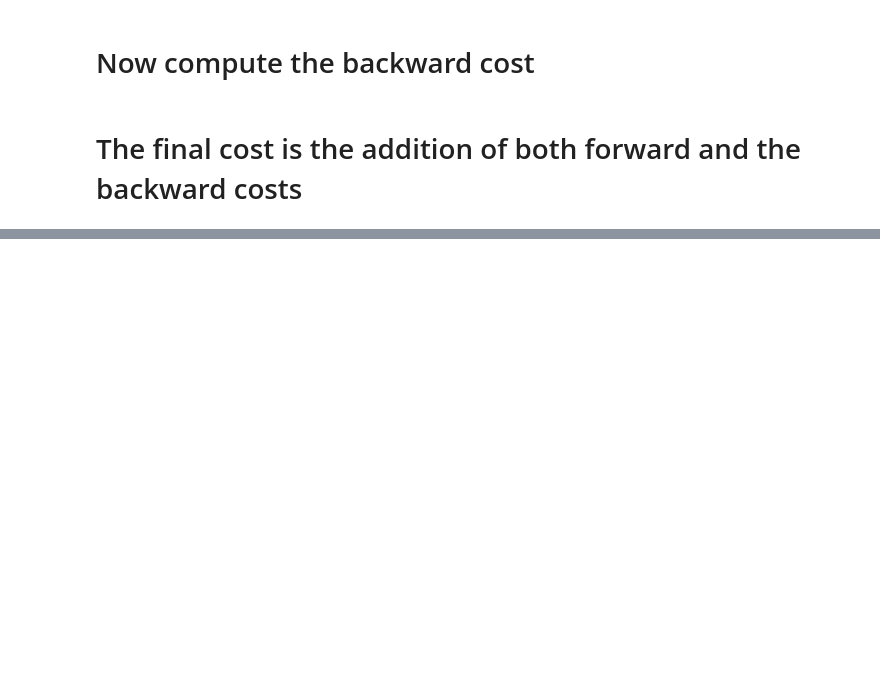
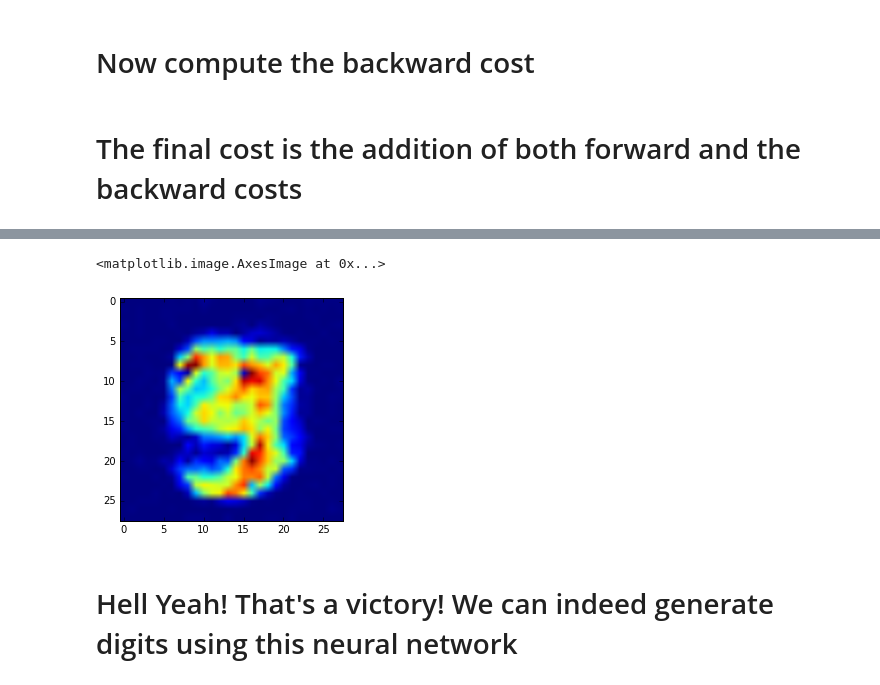
Before and after one commit to akanimax/my-deity, a Jupyter notebook: Scripts/IDEA_1/COMPRESSION_CUM_CLASSIFICATION.ipynb, the cells around one changed output, grey strips where cells are left out. Drawn from its saved outputs; the diff is of its cells as text; code cells hidden in the pictures; blank space fills up the shorter version.

```diff
--- a/Scripts/IDEA_1/COMPRESSION_CUM_CLASSIFICATION.ipynb
+++ b/Scripts/IDEA_1/COMPRESSION_CUM_CLASSIFICATION.ipynb
@@ -465,0 +482,10 @@ Prediction obtained by the network: 6
+# %%
+generator_array = np.array([0, 0, 0, 30, 0, 0, 0, 0, 10, 20]).reshape(-1, 1).astype(np.float32)
+generator_array.dtype
+generated_image = sess.run(generated_digits, feed_dict={in_back_vector: generator_array}).reshape((28, 28))
+plt.imshow(generated_image)
+# %% [output]
+<matplotlib.image.AxesImage at 0x...>
+[figure, added]
+# %% [markdown]
+# Hell Yeah! That's a victory! We can indeed generate digits using this neural network
```
Also changed, not shown: parts of 21 cells of this notebook, 9 other files.
